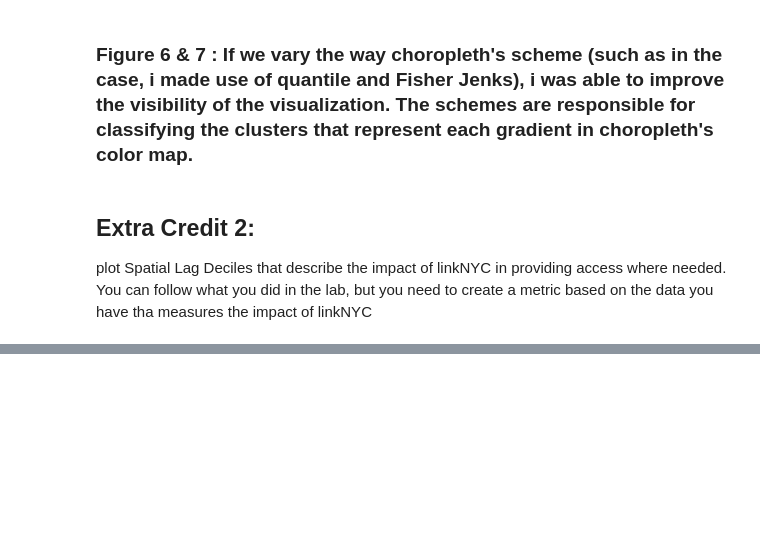
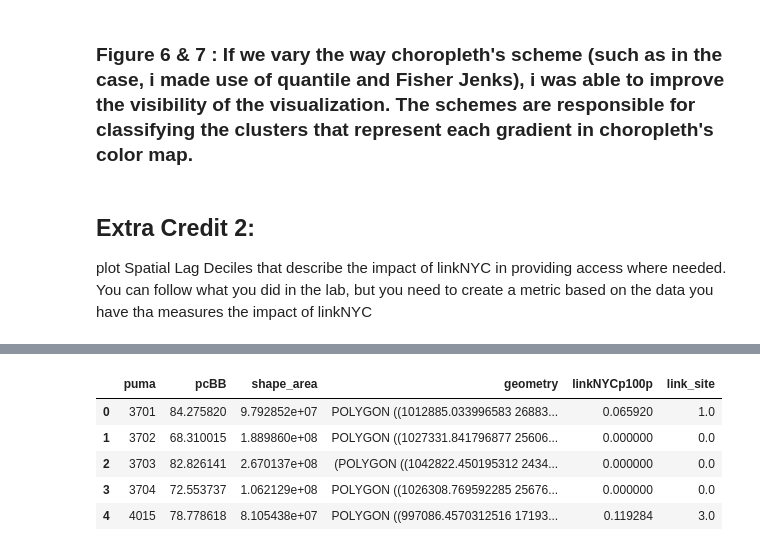
Before and after one commit to jinalklaulitz/PUI2018_msm796, a Jupyter notebook: HW7_msm796/assignment1_msm796.ipynb, the cells around one changed output, grey strips where cells are left out. Cells and saved outputs as stored; diff of their text form; code cells hidden in the pictures; blank space fills up the shorter version.

```diff
--- a/HW7_msm796/assignment1_msm796.ipynb
+++ b/HW7_msm796/assignment1_msm796.ipynb
@@ -625,0 +624,10 @@ https://factfinder.census.gov/ -> Advanced Search -> Show me all
+# %%
+extra2_df = df_ec2_2.merge(df_ec2_1, on='puma', how='outer').drop_duplicates('puma')
+extra2_df.head()
+# %% [output]
+|  | puma | pcBB | shape_area | geometry | linkNYCp100p | link_site |
+| 0 | 3701 | 84.275820 | 9.792852e+07 | POLYGON ((1012885.033996583 26883... | 0.065920 | 1.0 |
+| 1 | 3702 | 68.310015 | 1.889860e+08 | POLYGON ((1027331.841796877 25606... | 0.000000 | 0.0 |
+| 2 | 3703 | 82.826141 | 2.670137e+08 | (POLYGON ((1042822.450195312 2434... | 0.000000 | 0.0 |
+| 3 | 3704 | 72.553737 | 1.062129e+08 | POLYGON ((1026308.769592285 25676... | 0.000000 | 0.0 |
+| 4 | 4015 | 78.778618 | 8.105438e+07 | POLYGON ((997086.4570312516 17193... | 0.119284 | 3.0 |
```
Also changed, not shown: parts of 19 cells of this notebook.
